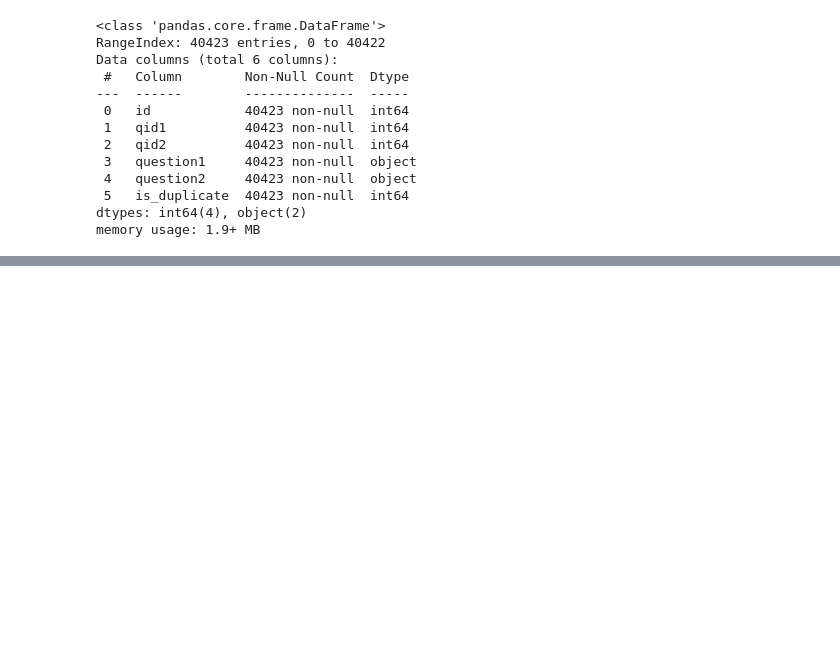
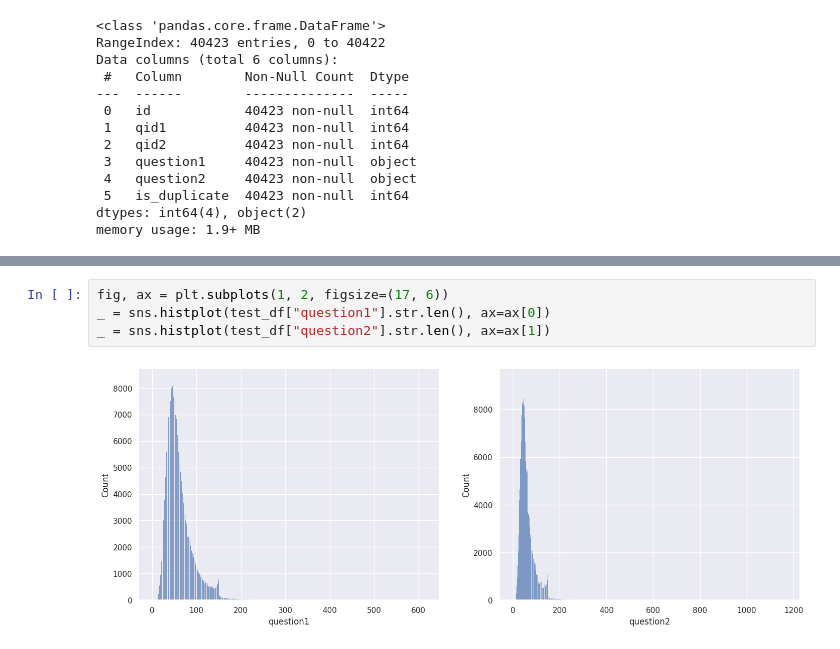
Before and after one commit to aman-chauhan/Quora-Question-Pair, a Jupyter notebook: eda.ipynb, the cells around one changed output, grey strips where cells are left out. Saved outputs shown, nothing was run; the diff lists cells and outputs as text; blank space fills up the shorter version.

```diff
--- a/eda.ipynb
+++ b/eda.ipynb
@@ -411,0 +426,6 @@ memory usage: 1.9+ MB
+# %%
+fig, ax = plt.subplots(1, 2, figsize=(17, 6))
+_ = sns.histplot(test_df["question1"].str.len(), ax=ax[0])
+_ = sns.histplot(test_df["question2"].str.len(), ax=ax[1])
+# %% [output]
+[figure, added]
```
Also changed, not shown: parts of 7 cells of this notebook.
